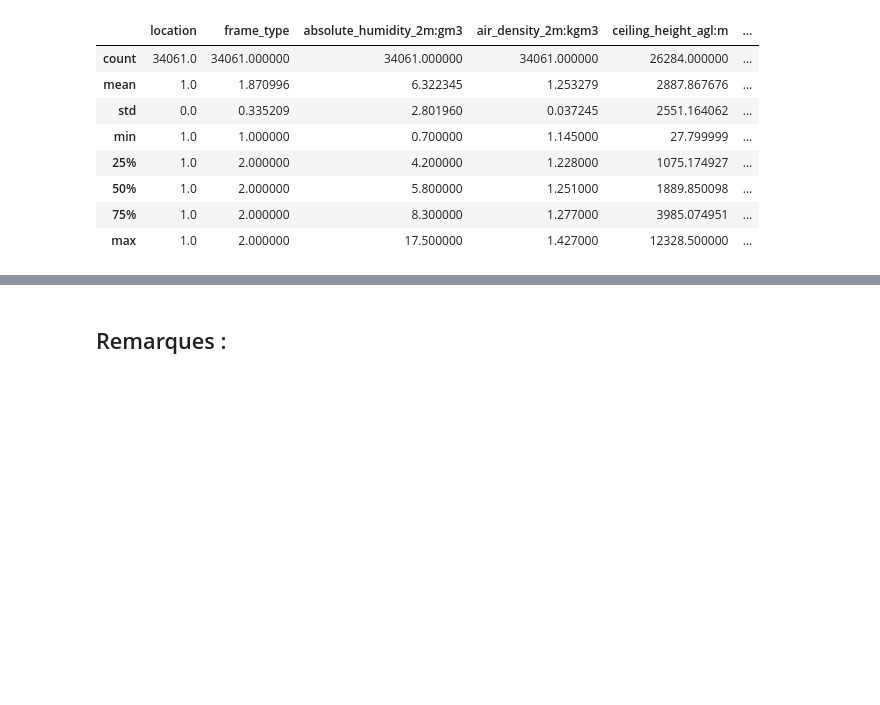
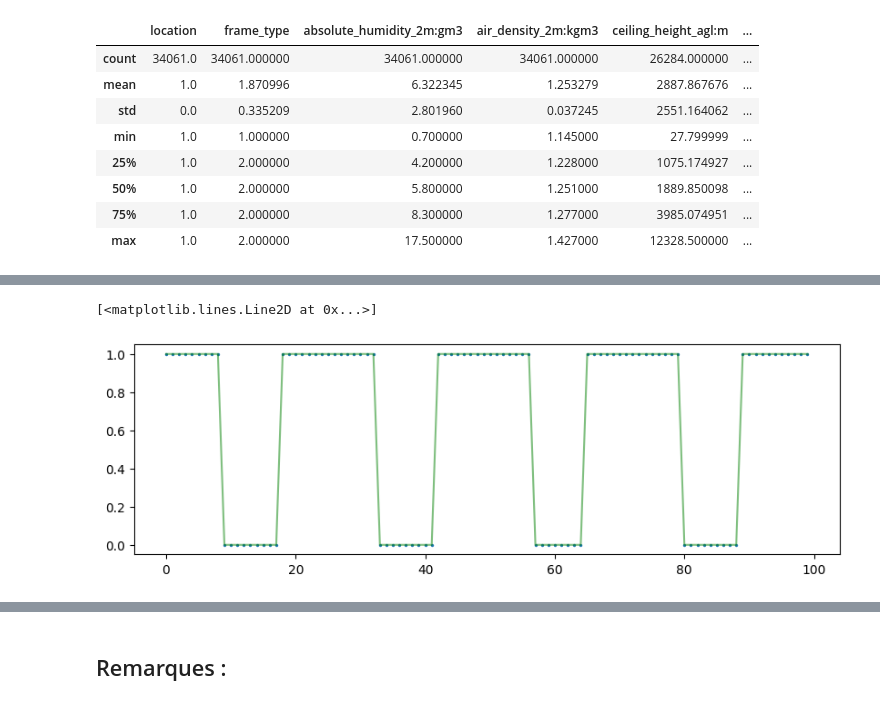
Before and after one commit to art-test-stack/ml_competition, a Jupyter notebook: valentin/colab.ipynb, the cells around one changed output, grey strips where cells are left out. Cells and saved outputs as stored; diff of their text form; code cells hidden in the pictures; blank space fills up the shorter version.

```diff
--- a/valentin/colab.ipynb
+++ b/valentin/colab.ipynb
@@ -742,0 +750,8 @@ plot_feature_importances(model, X_train_a_preprocessed)
+# %%
+plt.figure(figsize=(10, 3))
+test_0 = (y_train_a == 0)
+plt.scatter(X_train_a_preprocessed.index[:100],test_0[:100],s=2)
+plt.plot(X_train_a_preprocessed.index[:100],test_0[:100],c="green",alpha=0.5)
+# %% [output]
+[<matplotlib.lines.Line2D at 0x...>]
+[figure, added]
```
Also changed, not shown: parts of 25 cells of this notebook, 1 other file.
